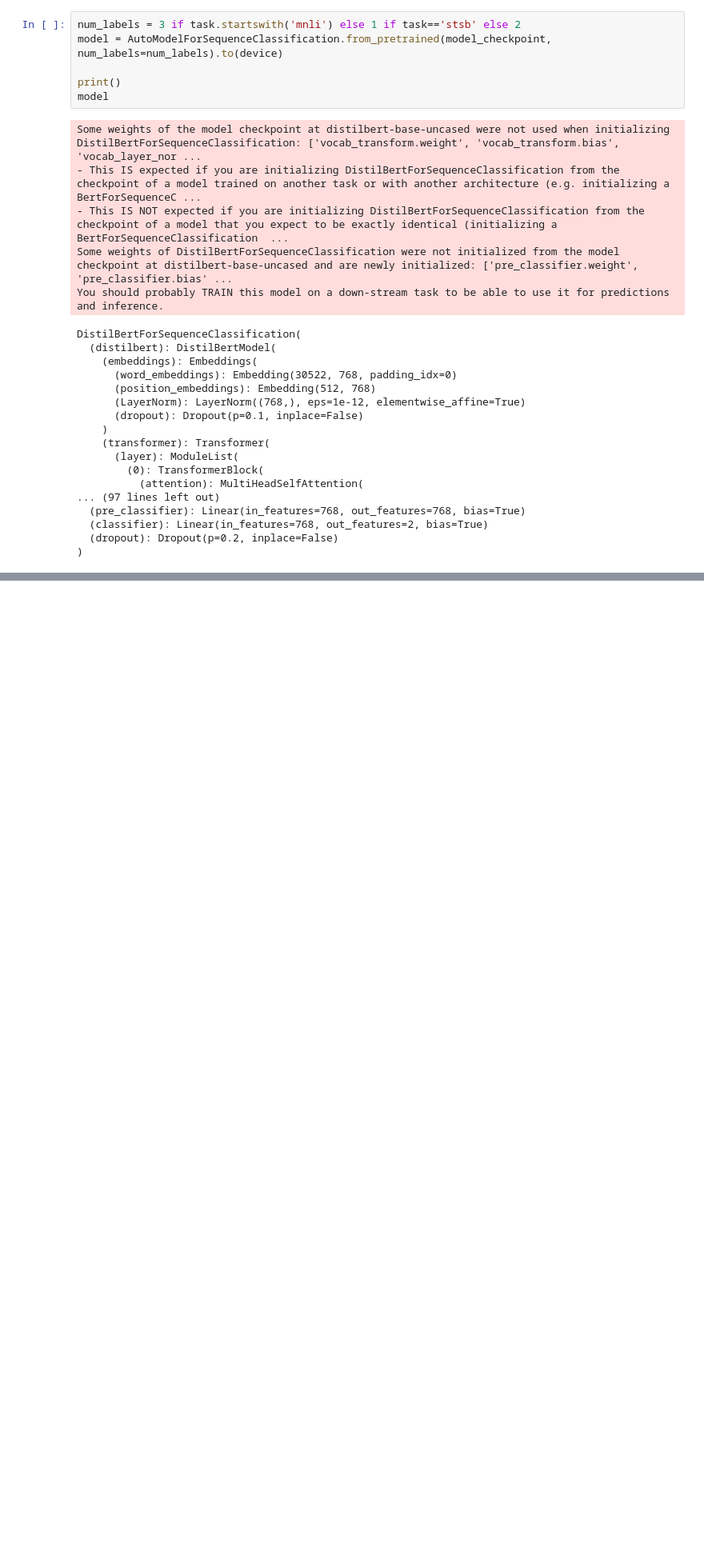
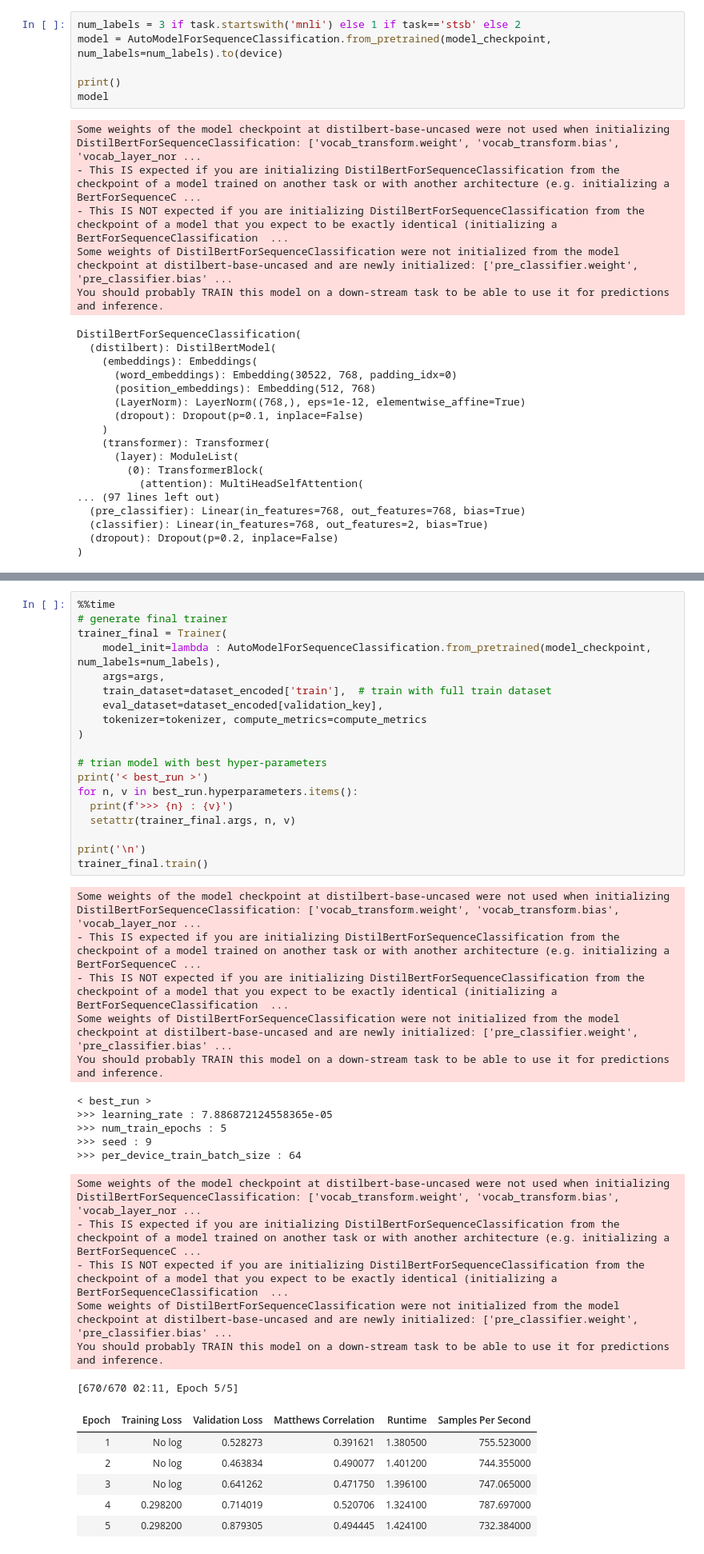
Before and after one commit to sam351/TIL2021, a Jupyter notebook: huggingface-transformers/04_text-classification-GLUE.ipynb, the cells around one changed output, grey strips where cells are left out. Shown at 80% size. Saved outputs shown, nothing was run; the diff lists cells and outputs as text; blank space fills up the shorter version.

```diff
--- a/huggingface-transformers/04_text-classification-GLUE.ipynb
+++ b/huggingface-transformers/04_text-classification-GLUE.ipynb
@@ -351,0 +408,42 @@ Wall time: 1.6 s
+# %%
+%%time
+# generate final trainer
+trainer_final = Trainer(
+    model_init=lambda : AutoModelForSequenceClassification.from_pretrained(model_checkpoint, num_labels=num_labels),
+    args=args,
+    train_dataset=dataset_encoded['train'],  # train with full train dataset
+    eval_dataset=dataset_encoded[validation_key],
+    tokenizer=tokenizer, compute_metrics=compute_metrics
+)
+
+# trian model with best hyper-parameters
+print('< best_run >')
+for n, v in best_run.hyperparameters.items():
+  print(f'>>> {n} : {v}')
+  setattr(trainer_final.args, n, v)
+
+print('\n')
+trainer_final.train()
+# %% [output]
+Some weights of the model checkpoint at distilbert-base-uncased were not used when initializing DistilBertForSequenceClassification: ['vocab_transform.weight', 'vocab_transform.bias', 'vocab_layer_nor ...
+- This IS expected if you are initializing DistilBertForSequenceClassification from the checkpoint of a model trained on another task or with another architecture (e.g. initializing a BertForSequenceC ...
+- This IS NOT expected if you are initializing DistilBertForSequenceClassification from the checkpoint of a model that you expect to be exactly identical (initializing a BertForSequenceClassification  ...
+Some weights of DistilBertForSequenceClassification were not initialized from the model checkpoint at distilbert-base-uncased and are newly initialized: ['pre_classifier.weight', 'pre_classifier.bias' ...
+You should probably TRAIN this model on a down-stream task to be able to use it for predictions and inference.
+< best_run >
+>>> learning_rate : 7.886872124558365e-05
+>>> num_train_epochs : 5
+>>> seed : 9
+>>> per_device_train_batch_size : 64
+Some weights of the model checkpoint at distilbert-base-uncased were not used when initializing DistilBertForSequenceClassification: ['vocab_transform.weight', 'vocab_transform.bias', 'vocab_layer_nor ...
+- This IS expected if you are initializing DistilBertForSequenceClassification from the checkpoint of a model trained on another task or with another architecture (e.g. initializing a BertForSequenceC ...
+- This IS NOT expected if you are initializing DistilBertForSequenceClassification from the checkpoint of a model that you expect to be exactly identical (initializing a BertForSequenceClassification  ...
+Some weights of DistilBertForSequenceClassification were not initialized from the model checkpoint at distilbert-base-uncased and are newly initialized: ['pre_classifier.weight', 'pre_classifier.bias' ...
+You should probably TRAIN this model on a down-stream task to be able to use it for predictions and inference.
+[670/670 02:11, Epoch 5/5]
+| Epoch | Training Loss | Validation Loss | Matthews Correlation | Runtime | Samples Per Second |
+| 1 | No log | 0.528273 | 0.391621 | 1.380500 | 755.523000 |
+| 2 | No log | 0.463834 | 0.490077 | 1.401200 | 744.355000 |
+| 3 | No log | 0.641262 | 0.471750 | 1.396100 | 747.065000 |
+| 4 | 0.298200 | 0.714019 | 0.520706 | 1.324100 | 787.697000 |
+| 5 | 0.298200 | 0.879305 | 0.494445 | 1.424100 | 732.384000 |
```
Also changed, not shown: parts of 15 cells of this notebook.
